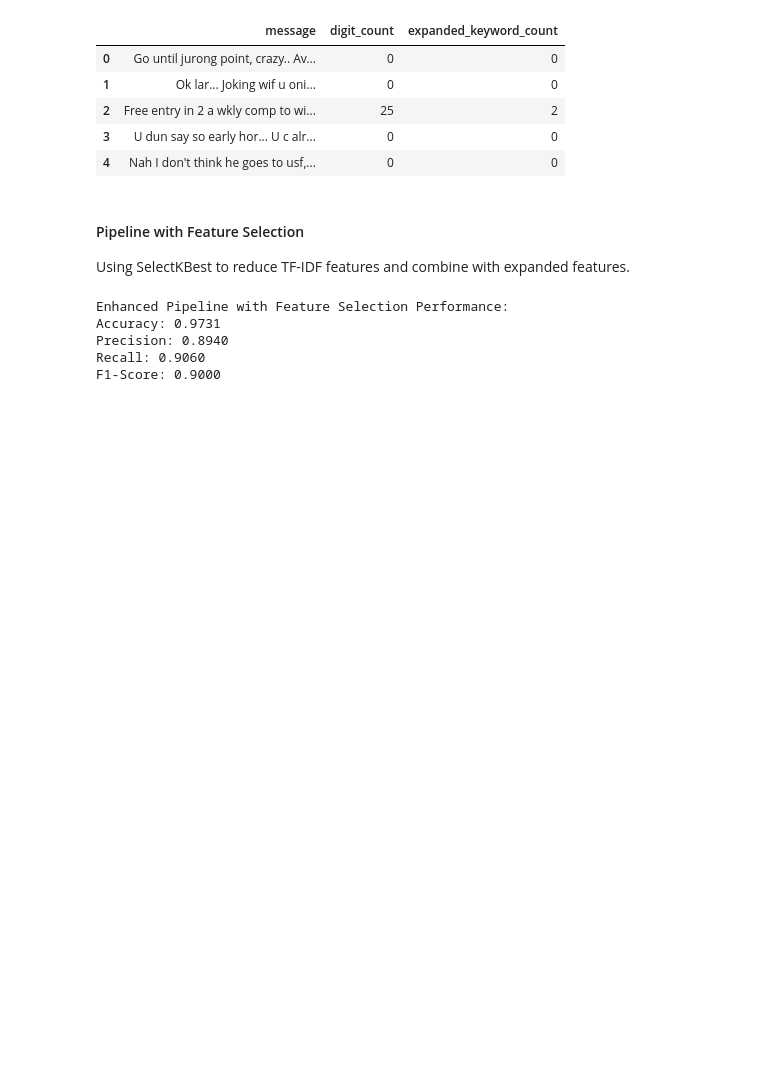
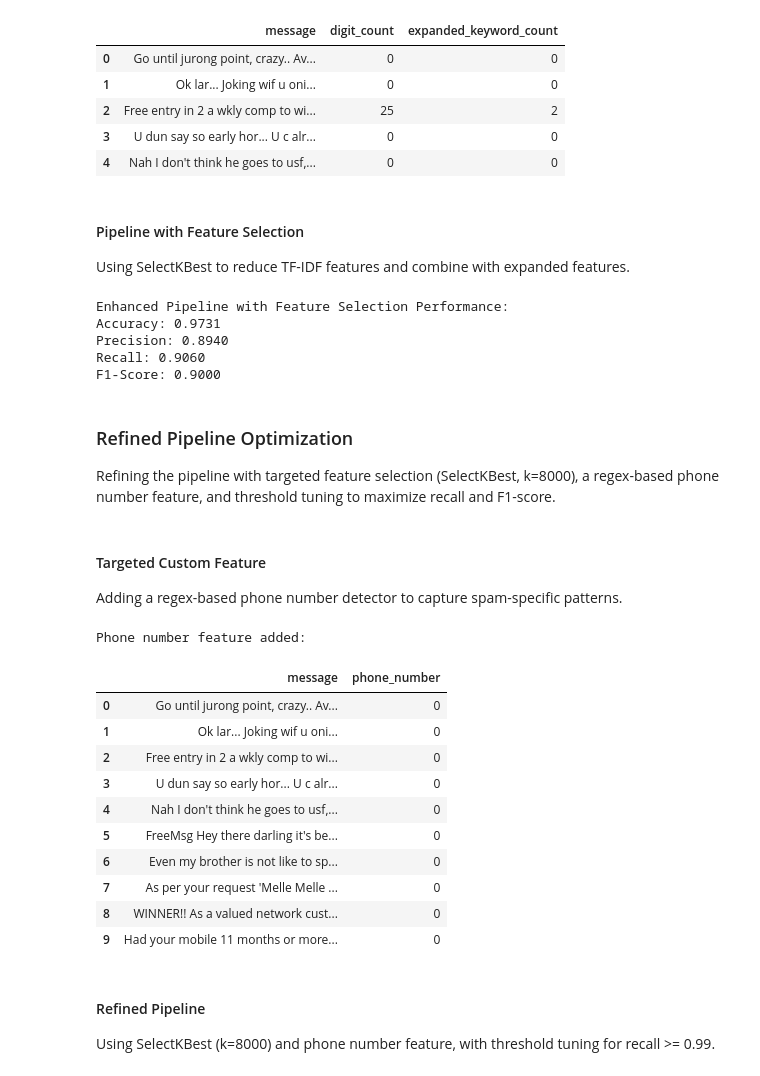
Before and after one commit to GoudyMT/naive-bayes-nlp-project, a Jupyter notebook: naive_bayes_project.ipynb, the cells around one changed output. Cells and saved outputs as stored; diff of their text form; code cells hidden in the pictures; blank space fills up the shorter version.

Commit message:
Refined pipeline with phone number feature, SelectKBest, and thhreshold tuning

```diff
--- a/naive_bayes_project.ipynb
+++ b/naive_bayes_project.ipynb
@@ -643,3 +643,34 @@ Accuracy: 0.9731
 Precision: 0.8940
 Recall: 0.9060
 F1-Score: 0.9000
+# %% [markdown]
+### Refined Pipeline Optimization
+Refining the pipeline with targeted feature selection (SelectKBest, k=8000), a regex-based phone number feature, and threshold tuning to maximize recall and F1-score.
+# %% [markdown]
+#### Targeted Custom Feature
+Adding a regex-based phone number detector to capture spam-specific patterns.
+# %%
+import re
+import pandas as pd
+
+# Add phone number detector (e.g., 123-456-7890, (123) 456-7890, 1234567890)
+phone_pattern = r'\b(\(\d{3}\)\s*\d{3}[-.\s]?\d{4}|\d{3}[-.\s]?\d{3}[-.\s]?\d{4})\b'
+df['phone_number'] = df['message'].apply(lambda x: 1 if re.search(phone_pattern, x) else 0)
+print("Phone number feature added:")
+df[['message', 'phone_number']].head(10)
+# %% [output]
+Phone number feature added:
+|  | message | phone_number |
+| 0 | Go until jurong point, crazy.. Av... | 0 |
+| 1 | Ok lar... Joking wif u oni... | 0 |
+| 2 | Free entry in 2 a wkly comp to wi... | 0 |
+| 3 | U dun say so early hor... U c alr... | 0 |
+| 4 | Nah I don't think he goes to usf,... | 0 |
+| 5 | FreeMsg Hey there darling it's be... | 0 |
+| 6 | Even my brother is not like to sp... | 0 |
+| 7 | As per your request 'Melle Melle ... | 0 |
+| 8 | WINNER!! As a valued network cust... | 0 |
+| 9 | Had your mobile 11 months or more... | 0 |
+# %% [markdown]
+#### Refined Pipeline
+Using SelectKBest (k=8000) and phone number feature, with threshold tuning for recall >= 0.99.
```
Also changed, not shown: parts of 1 cell of this notebook.
